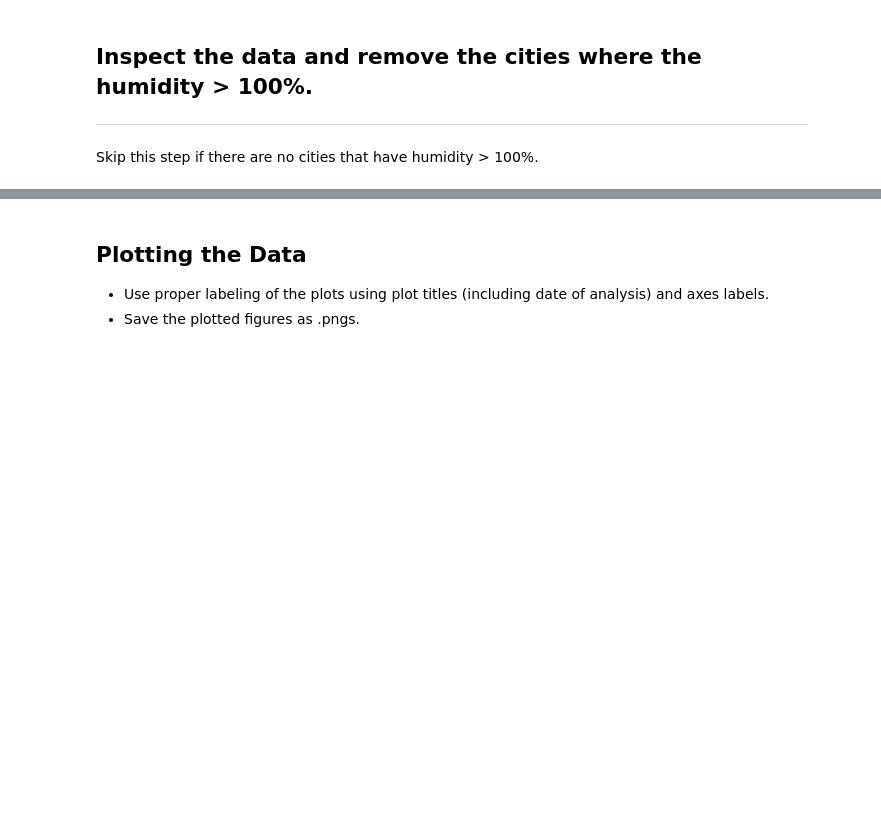
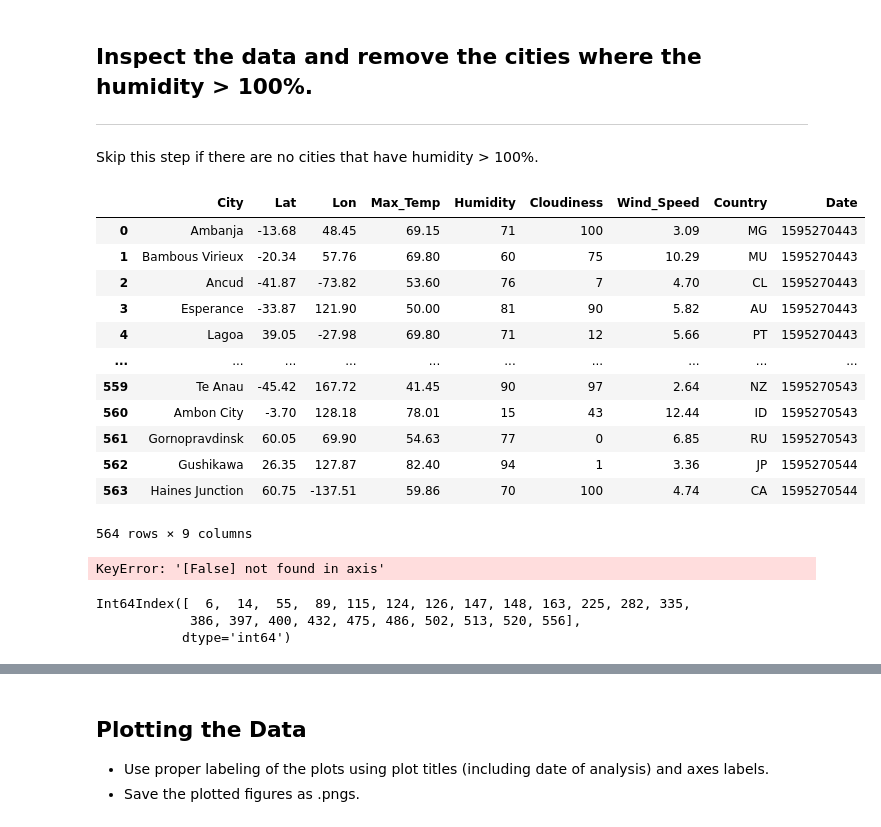
Before and after one commit to kwelter23/python_APIs, a Jupyter notebook: WeatherPy.ipynb/WeatherPy.ipynb, the cells around one changed output, grey strips where cells are left out. Saved outputs shown, nothing was run; the diff lists cells and outputs as text; code cells hidden in the pictures; blank space fills up the shorter version.

Commit message:
cleaned data

```diff
--- a/WeatherPy.ipynb/WeatherPy.ipynb
+++ b/WeatherPy.ipynb/WeatherPy.ipynb
@@ -221,5 +185,32 @@ FileNotFoundError: [Errno 2] No such file or directory: 'python_APIs/output_data
 ## Inspect the data and remove the cities where the humidity > 100%.
 ----
 Skip this step if there are no cities that have humidity > 100%.
+# %%
+city_weather_data_df
+# %% [output]
+|  | City | Lat | Lon | Max_Temp | Humidity | Cloudiness | Wind_Speed | Country | Date |
+| 0 | Ambanja | -13.68 | 48.45 | 69.15 | 71 | 100 | 3.09 | MG | 1595270443 |
+| 1 | Bambous Virieux | -20.34 | 57.76 | 69.80 | 60 | 75 | 10.29 | MU | 1595270443 |
+| 2 | Ancud | -41.87 | -73.82 | 53.60 | 76 | 7 | 4.70 | CL | 1595270443 |
+| 3 | Esperance | -33.87 | 121.90 | 50.00 | 81 | 90 | 5.82 | AU | 1595270443 |
+| 4 | Lagoa | 39.05 | -27.98 | 69.80 | 71 | 12 | 5.66 | PT | 1595270443 |
+| ... | ... | ... | ... | ... | ... | ... | ... | ... | ... |
+| 559 | Te Anau | -45.42 | 167.72 | 41.45 | 90 | 97 | 2.64 | NZ | 1595270543 |
+| 560 | Ambon City | -3.70 | 128.18 | 78.01 | 15 | 43 | 12.44 | ID | 1595270543 |
+| 561 | Gornopravdinsk | 60.05 | 69.90 | 54.63 | 77 | 0 | 6.85 | RU | 1595270543 |
+| 562 | Gushikawa | 26.35 | 127.87 | 82.40 | 94 | 1 | 3.36 | JP | 1595270544 |
+| 563 | Haines Junction | 60.75 | -137.51 | 59.86 | 70 | 100 | 4.74 | CA | 1595270544 |
+564 rows × 9 columns
+# %%
+for city in cities if
+    city_weather_data_df['Humidity'] == '100':
+# %% [output]
+KeyError: '[False] not found in axis'
 # %%
 #  Get the indices of cities that have humidity over 100%.
+find_humidity_outliers = city_weather_data_df[city_weather_data_df['Humidity'] == 100 ].index
+find_humidity_outliers
+# %% [output]
+Int64Index([  6,  14,  55,  89, 115, 124, 126, 147, 148, 163, 225, 282, 335,
+            386, 397, 400, 432, 475, 486, 502, 513, 520, 556],
+           dtype='int64')
```
Also changed, not shown: parts of 7 cells of this notebook, 2 other files.
